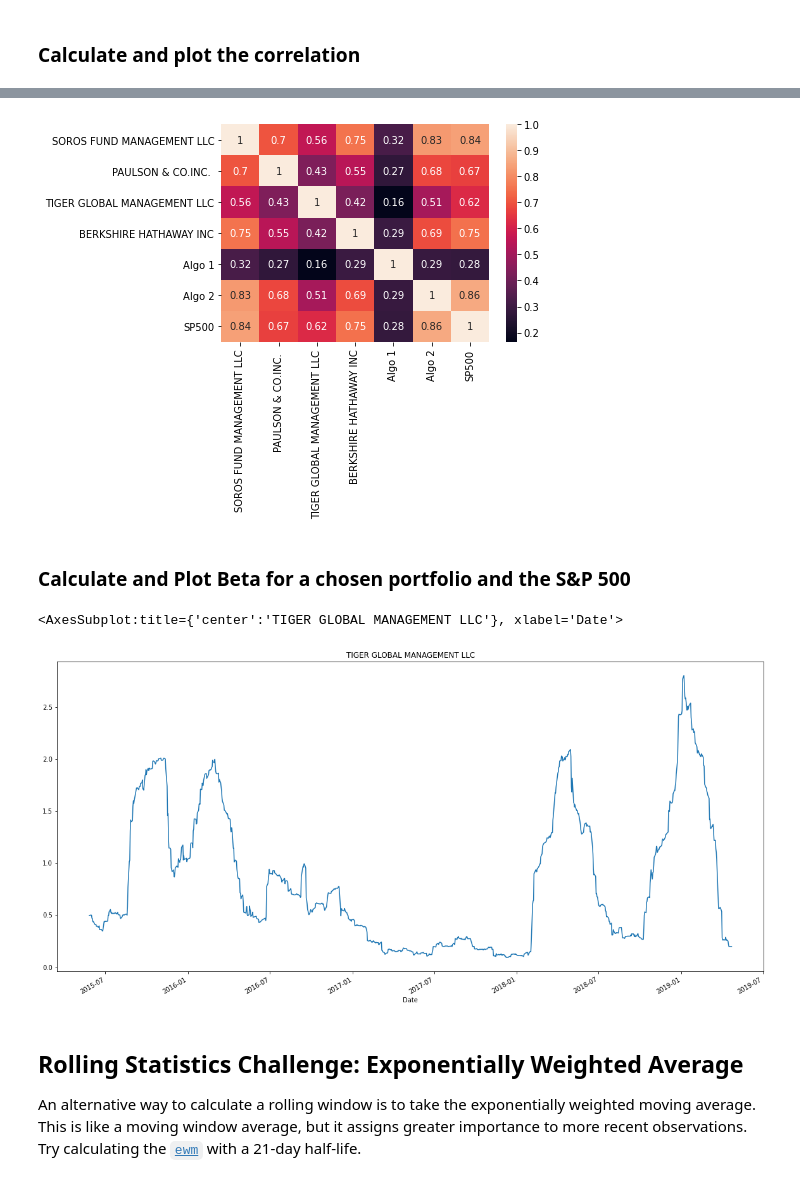
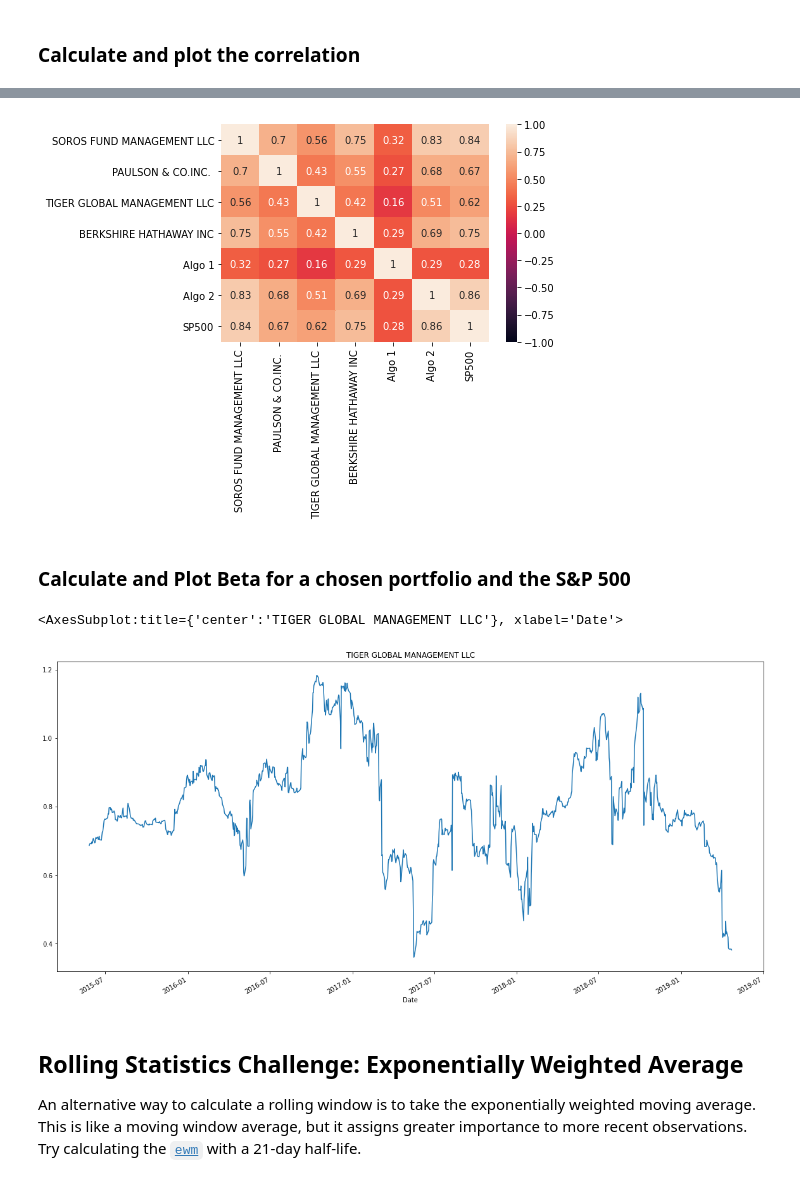
Before and after one commit to xfdobs/python-homework, a Jupyter notebook: 2_A Whale Off the Port(folio)/whale_analysis.ipynb, the cells around one changed output, grey strips where cells are left out. Drawn from its saved outputs; the diff is of its cells as text; code cells hidden in the pictures.

```diff
--- a/2_A Whale Off the Port(folio)/whale_analysis.ipynb
+++ b/2_A Whale Off the Port(folio)/whale_analysis.ipynb
@@ -326,36 +316,37 @@ df_combined_returns.rolling(window=21).std().plot(title="21 Day Rolling Standard
 # %%
 # Calculate the correlation
 correlation = df_combined_returns.corr()
 # Display de correlation matrix
-sns.heatmap(correlation,annot=True)
+sns.heatmap(correlation,annot=True, vmin=-1,vmax=1)
 correlation
 # %% [output]
 |  | SOROS FUND MANAGEMENT LLC | PAULSON & CO.INC. | TIGER GLOBAL MANAGEMENT LLC | BERKSHIRE HATHAWAY INC | Algo 1 | Algo 2 | ... |
 | SOROS FUND MANAGEMENT LLC | 1.000000 | 0.699914 | 0.561243 | 0.754360 | 0.321211 | 0.826873 | ... |
 | PAULSON & CO.INC. | 0.699914 | 1.000000 | 0.434479 | 0.545623 | 0.268840 | 0.678152 | ... |
 | TIGER GLOBAL MANAGEMENT LLC | 0.561243 | 0.434479 | 1.000000 | 0.424423 | 0.164387 | 0.507414 | ... |
 | BERKSHIRE HATHAWAY INC | 0.754360 | 0.545623 | 0.424423 | 1.000000 | 0.292033 | 0.688082 | ... |
 | Algo 1 | 0.321211 | 0.268840 | 0.164387 | 0.292033 | 1.000000 | 0.288243 | ... |
 | Algo 2 | 0.826873 | 0.678152 | 0.507414 | 0.688082 | 0.288243 | 1.000000 | ... |
 | SP500 | 0.837864 | 0.669732 | 0.623946 | 0.751371 | 0.279494 | 0.858764 | ... |
-[figure, old version]
+[figure, new version]
 # %% [markdown]
 ### Calculate and Plot Beta for a chosen portfolio and the S&P 500
 # %%
 # Calculate covariance of a single portfolio
-covariance = df_combined_returns['TIGER GLOBAL MANAGEMENT LLC'].rolling(window=60).cov(df_combined_returns['SP500'])
+rolling_covariance = df_combined_returns['TIGER GLOBAL MANAGEMENT LLC'].rolling(window=60).cov(df_combined_returns['SP500'])
 
 # Calculate variance of S&P 500
-variance_sp500 = df_combined_returns['SP500'].var()
+rolling_variance_sp500 = df_combined_returns['SP500'].rolling(window=60).var()
 
 # Computing beta
-beta = covariance / variance_sp500
+rolling_beta = rolling_covariance / rolling_variance_sp500
 
 # Plot beta trend
-beta.plot(figsize=(20,10), title = 'TIGER GLOBAL MANAGEMENT LLC')
+
+rolling_beta.plot(figsize=(20,10), title = 'TIGER GLOBAL MANAGEMENT LLC')
 # %% [output]
 <AxesSubplot:title={'center':'TIGER GLOBAL MANAGEMENT LLC'}, xlabel='Date'>
-[figure, old version]
+[figure, new version]
 # %% [markdown]
 ## Rolling Statistics Challenge: Exponentially Weighted Average
 
```
Also changed, not shown: parts of 18 cells of this notebook, 14 other files.
